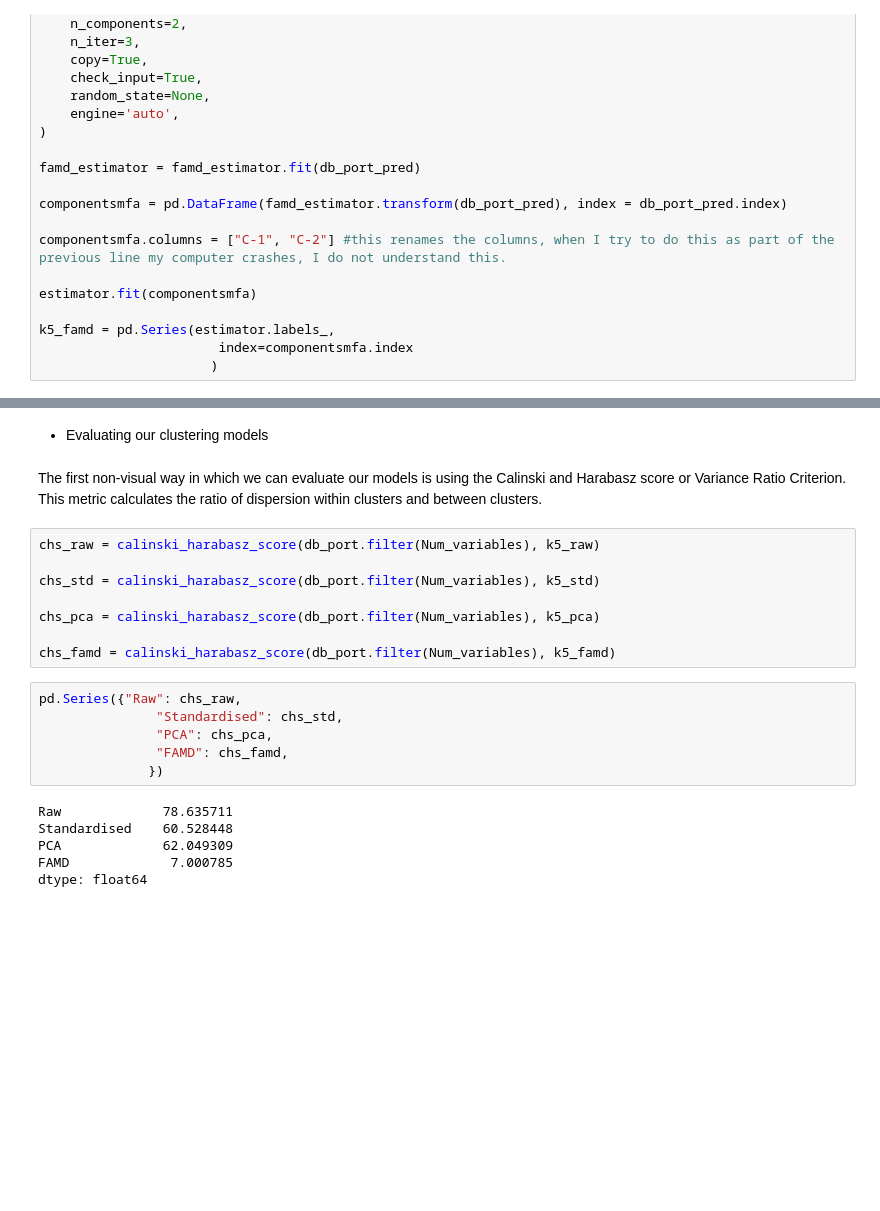
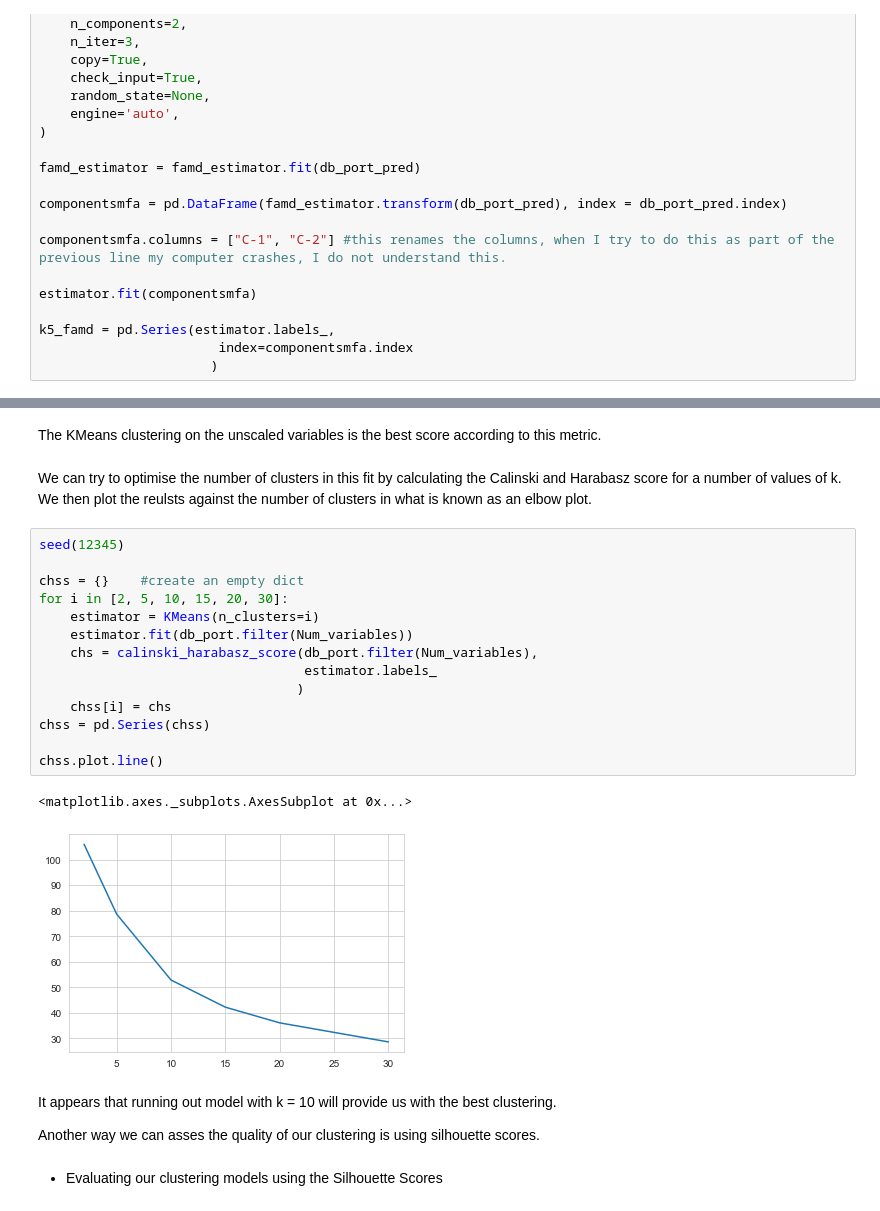
Before and after one commit to NathanKhadaroo/Liverpool, a Jupyter notebook: Liverpool2.ipynb, the cells around one changed output, grey strips where cells are left out. Drawn from its saved outputs; the diff is of its cells as text; blank space fills up the shorter version.

```diff
--- a/Liverpool2.ipynb
+++ b/Liverpool2.ipynb
@@ -319,24 +331,27 @@ plt.show()
+# %% [markdown]
+The KMeans clustering on the unscaled variables is the best score according to this metric.
+# %% [markdown]
+We can try to optimise the number of clusters in this fit by calculating the Calinski and Harabasz score for a number of values of k. We then plot the reulsts against the number of clusters in what is known as an elbow plot.
+# %%
+seed(12345)
+
+chss = {}    #create an empty dict
+for i in [2, 5, 10, 15, 20, 30]:
+    estimator = KMeans(n_clusters=i)
+    estimator.fit(db_port.filter(Num_variables))
+    chs = calinski_harabasz_score(db_port.filter(Num_variables),
+                                  estimator.labels_
+                                 )
+    chss[i] = chs
+chss = pd.Series(chss)
+
+chss.plot.line()
+# %% [output]
+<matplotlib.axes._subplots.AxesSubplot at 0x...>
+[figure, added]
+# %% [markdown]
+It appears that running out model with k = 10 will provide us with the best clustering.
+
+Another way we can asses the quality of our clustering is using silhouette scores.
 # %% [markdown]
-- Evaluating our clustering models
+- Evaluating our clustering models using the Silhouette Scores
-# %% [markdown]
-The first non-visual way in which we can evaluate our models is using the Calinski and Harabasz score or Variance Ratio Criterion. This metric calculates the ratio of dispersion within clusters and between clusters.
-# %%
-chs_raw = calinski_harabasz_score(db_port.filter(Num_variables), k5_raw)
-
-chs_std = calinski_harabasz_score(db_port.filter(Num_variables), k5_std)
-
-chs_pca = calinski_harabasz_score(db_port.filter(Num_variables), k5_pca)
-
-chs_famd = calinski_harabasz_score(db_port.filter(Num_variables), k5_famd)
-# %%
-pd.Series({"Raw": chs_raw,
-               "Standardised": chs_std,
-               "PCA": chs_pca,
-               "FAMD": chs_famd,
-              })
-# %% [output]
-Raw             78.635711
-Standardised    60.528448
-PCA             62.049309
-FAMD             7.000785
-dtype: float64
```
Also changed, not shown: parts of 10 cells of this notebook.
